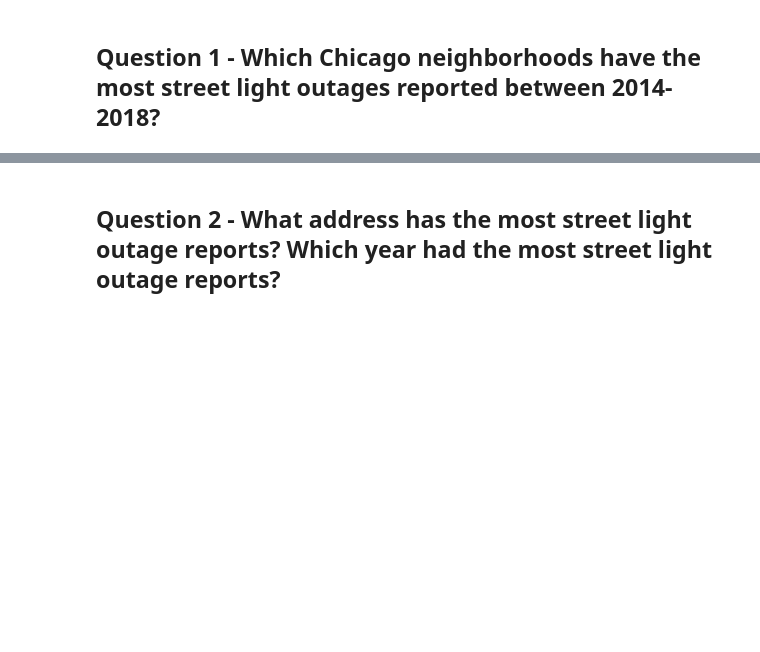
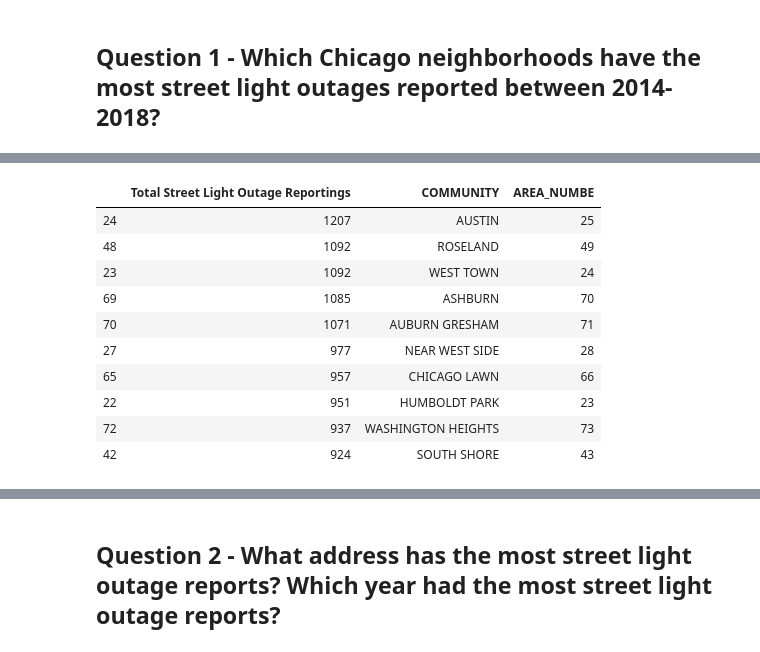
Before and after one commit to abejones26/Street-Lights, a Jupyter notebook: street-light-outages-crime-analysis.ipynb, the cells around one changed output, grey strips where cells are left out. Cells and saved outputs as stored; diff of their text form; code cells hidden in the pictures; blank space fills up the shorter version.

```diff
--- a/street-light-outages-crime-analysis.ipynb
+++ b/street-light-outages-crime-analysis.ipynb
@@ -77,0 +131,21 @@ del street_light_reports_pd["Ward", "Police District"]
+# %%
+# Merge Dataframes to get Street Light Outage Reports and Community Names in One Dataframe
+community_data_merge = pd.merge(community_area_summary_table,community_area_names,left_on='Community Area', right_on='AREA_NUMBE', how="right")
+
+#Sort Merged Dataframe by Highest Street Light Outages to Find Community With Highest Street Outages
+community_sort = community_data_merge.sort_values(by='Total Street Light Outage Reportings', ascending=False)
+
+# Display the Top 10 Neighborhoods With Most Street Light Outages 2014 to 2018
+community_sort.head(10)
+# %% [output]
+|  | Total Street Light Outage Reportings | COMMUNITY | AREA_NUMBE |
+| 24 | 1207 | AUSTIN | 25 |
+| 48 | 1092 | ROSELAND | 49 |
+| 23 | 1092 | WEST TOWN | 24 |
+| 69 | 1085 | ASHBURN | 70 |
+| 70 | 1071 | AUBURN GRESHAM | 71 |
+| 27 | 977 | NEAR WEST SIDE | 28 |
+| 65 | 957 | CHICAGO LAWN | 66 |
+| 22 | 951 | HUMBOLDT PARK | 23 |
+| 72 | 937 | WASHINGTON HEIGHTS | 73 |
+| 42 | 924 | SOUTH SHORE | 43 |
```
Also changed, not shown: parts of 11 cells of this notebook.
